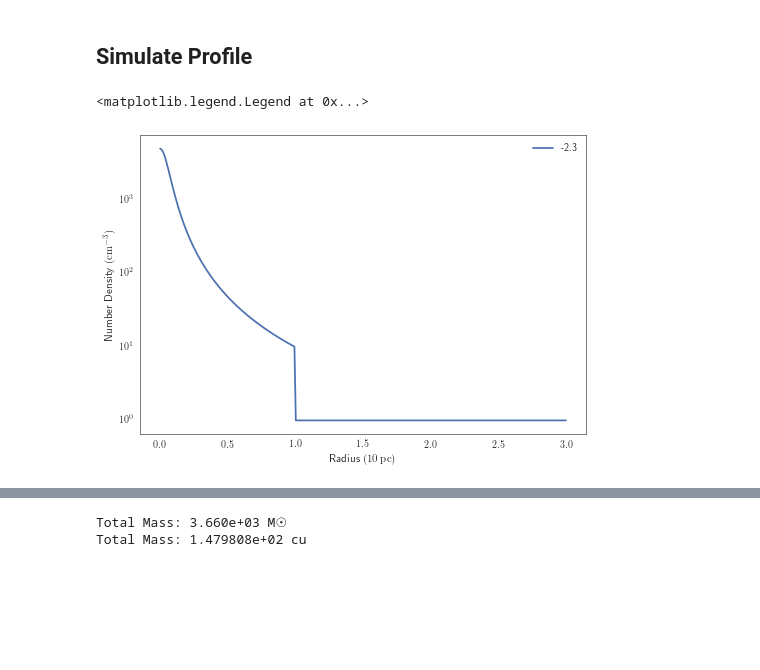
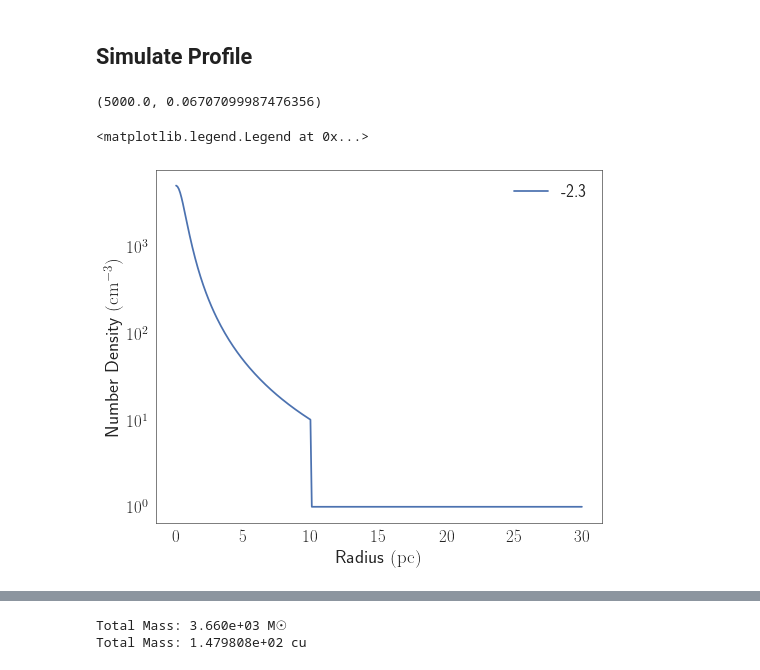
Before and after one commit to Mixpap/MasterThesis, a Jupyter notebook: Notebooks/Density Profile.ipynb, the cells around one changed output, grey strips where cells are left out. Drawn from its saved outputs; the diff is of its cells as text; code cells hidden in the pictures; blank space fills up the shorter version.

```diff
--- a/Notebooks/Density Profile.ipynb
+++ b/Notebooks/Density Profile.ipynb
@@ -15,7 +15,7 @@ from matplotlib.animation import FuncAnimation,FFMpegWriter
 from matplotlib import rc,rcParams
 from scipy.integrate import quad
 rc('text', usetex=True)
-rcParams['figure.figsize'] = (15., 6.0)
+rcParams['figure.figsize'] = (8, 6.5)
 rcParams['ytick.labelsize'],rcParams['xtick.labelsize'] = 17.,17.
 rcParams['axes.labelsize']=19.
 rcParams['legend.fontsize']=17.
@@ -167,10 +207,16 @@ def mass(r,sm=False):
+# %%
+A/B,B**(1/a)
+# %% [output]
+(5000.0, 0.06707099987476356)
 # %%
 r=np.linspace(-2,3,500)
 plt.ylabel('Number Density $(\si{cm^{-3}})$')
-plt.xlabel('Radius $(\SI{10}{pc})$')
+plt.xlabel('Radius $(\si{pc})$')
 plt.yscale('log')
-plt.plot(r,rho(r),label=-2.3)
+plt.plot(r*10.,rho(r),label=-2.3)
+#plt.plot(r*10.,10./r**(2.3),label=-2.3)
+#plt.vlines(0.07,1e2,1e5,linewidth=0.5)
 plt.legend()
 # %% [output]
 <matplotlib.legend.Legend at 0x...>
-[figure, old version]
+[figure, new version]
```
Also changed, not shown: parts of 18 cells of this notebook, 31 other files.
